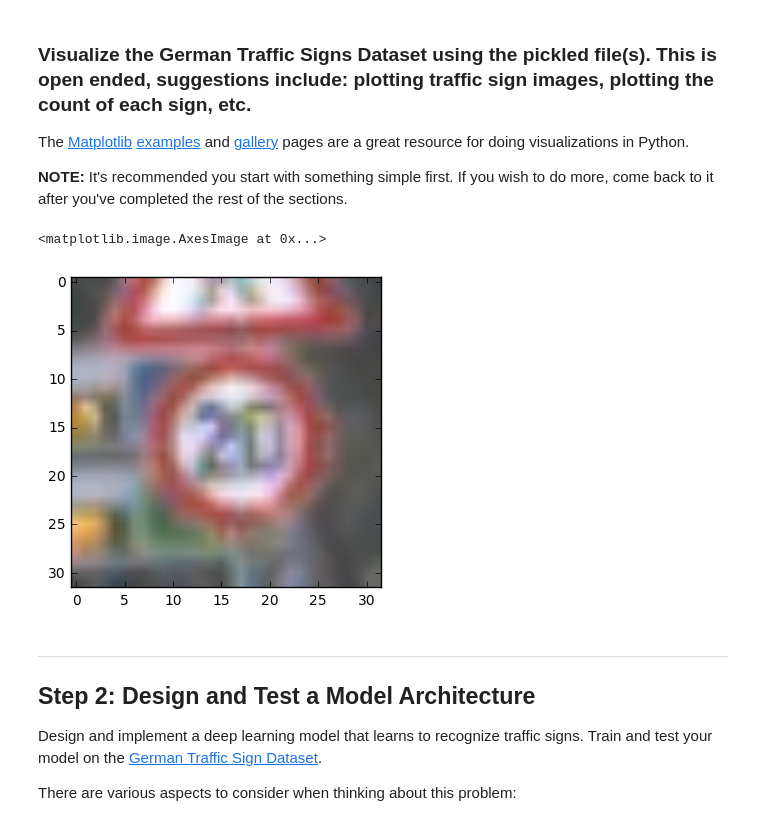
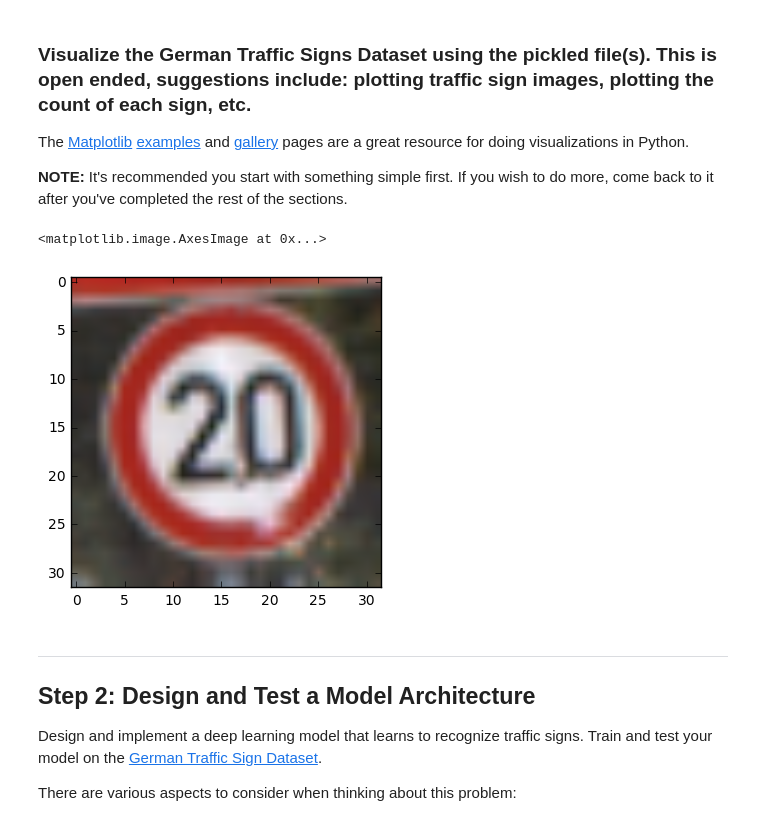
Before and after one commit to kashmawy/self_driving_cars, a Jupyter notebook: traffic_sign_classifier/Traffic_Sign_Classifier.ipynb, the cells around one changed output. Saved outputs shown, nothing was run; the diff lists cells and outputs as text; code cells hidden in the pictures.

```diff
--- a/traffic_sign_classifier/Traffic_Sign_Classifier.ipynb
+++ b/traffic_sign_classifier/Traffic_Sign_Classifier.ipynb
@@ -78,18 +78,18 @@ The [Matplotlib](http://matplotlib.org/) [examples](http://matplotlib.org/exampl
 # %%
 import cv2
 import numpy as np
 
 ### Data exploration visualization goes here.
 ### Feel free to use as many code cells as needed.
 import matplotlib.pyplot as plt
 # Visualizations will be shown in the notebook.
 %matplotlib inline
-plt.imshow(X_train[1])
+plt.imshow(X_train[22])
 
 # print(X_train[1200])
 # %% [output]
 <matplotlib.image.AxesImage at 0x...>
-[figure, old version]
+[figure, new version]
 # %% [markdown]
 ----
 
```
Also changed, not shown: parts of 5 cells of this notebook, 1 other file.
